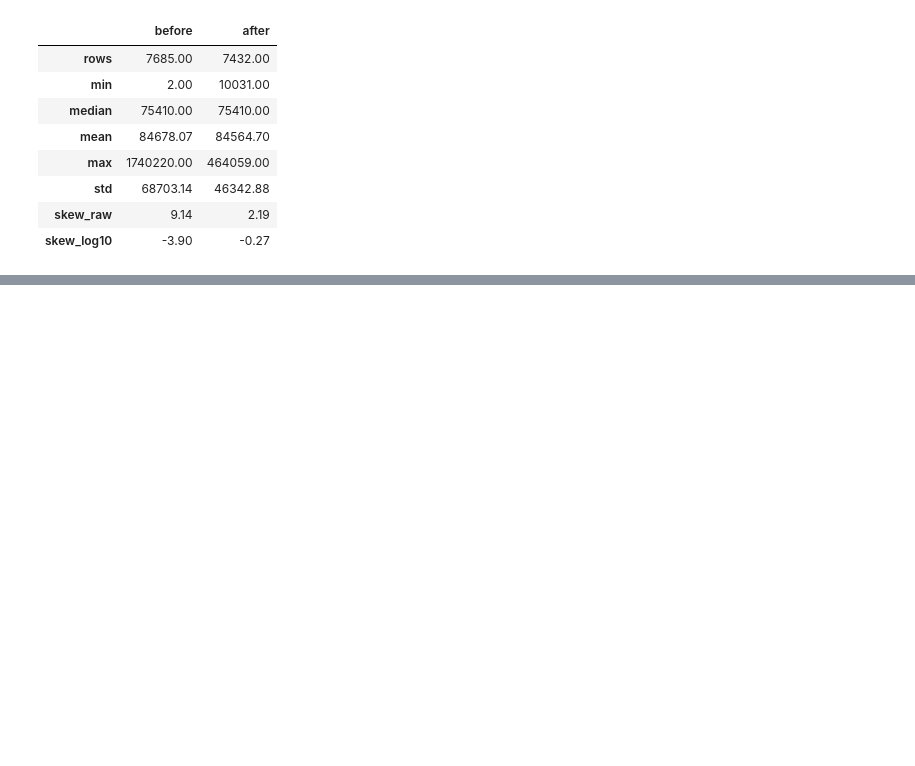
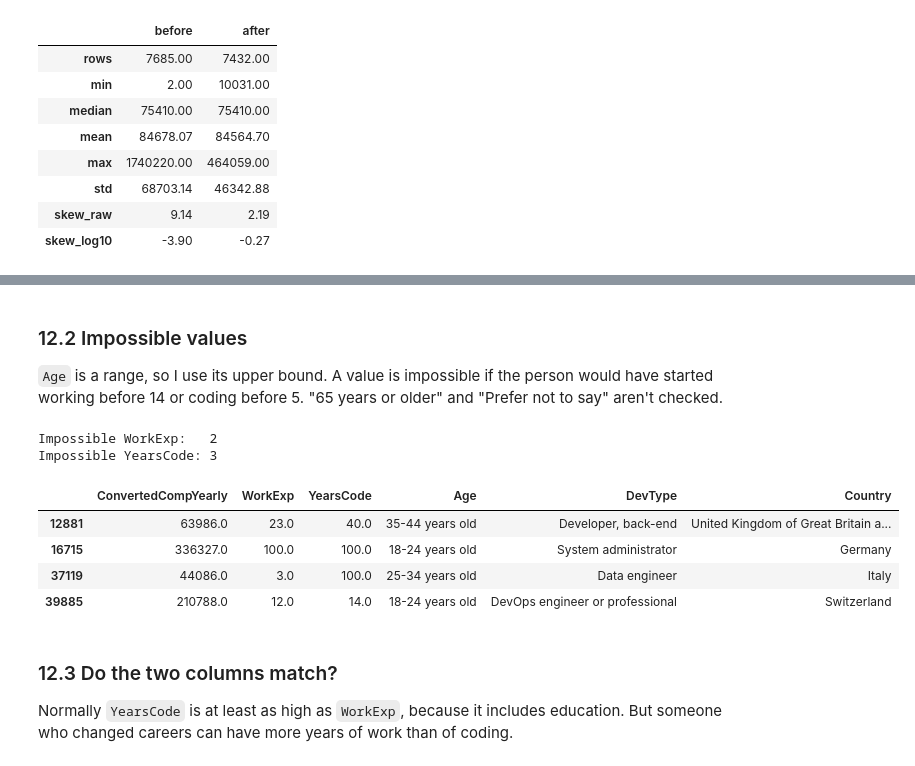
Before and after one commit to berkerild/developer-salary-prediction, a Jupyter notebook: notebooks/01_data_audit_cleaning.ipynb, the cells around one changed output, grey strips where cells are left out. Cells and saved outputs as stored; diff of their text form; code cells hidden in the pictures; blank space fills up the shorter version.

```diff
--- a/notebooks/01_data_audit_cleaning.ipynb
+++ b/notebooks/01_data_audit_cleaning.ipynb
@@ -973,0 +937,33 @@ pd.DataFrame({"before": before, "after": after}).round(2)
+# %% [markdown]
+### 12.2 Impossible values
+
+`Age` is a range, so I use its upper bound. A value is impossible if the person would have started working before 14 or coding before 5. "65 years or older" and "Prefer not to say" aren't checked.
+# %%
+age_upper = {
+    "18-24 years old": 24,
+    "25-34 years old": 34,
+    "35-44 years old": 44,
+    "45-54 years old": 54,
+    "55-64 years old": 64,
+}
+max_age = df_clean["Age"].map(age_upper)
+
+impossible_work = df_clean["WorkExp"] > max_age - 14
+impossible_code = df_clean["YearsCode"] > max_age - 5
+
+print("Impossible WorkExp:  ", impossible_work.sum())
+print("Impossible YearsCode:", impossible_code.sum())
+
+df_clean[impossible_work | impossible_code][[target, "WorkExp", "YearsCode", "Age", "DevType", "Country"]]
+# %% [output]
+Impossible WorkExp:   2
+Impossible YearsCode: 3
+|  | ConvertedCompYearly | WorkExp | YearsCode | Age | DevType | Country |
+| 12881 | 63986.0 | 23.0 | 40.0 | 35-44 years old | Developer, back-end | United Kingdom of Great Britain a... |
+| 16715 | 336327.0 | 100.0 | 100.0 | 18-24 years old | System administrator | Germany |
+| 37119 | 44086.0 | 3.0 | 100.0 | 25-34 years old | Data engineer | Italy |
+| 39885 | 210788.0 | 12.0 | 14.0 | 18-24 years old | DevOps engineer or professional | Switzerland |
+# %% [markdown]
+### 12.3 Do the two columns match?
+
+Normally `YearsCode` is at least as high as `WorkExp`, because it includes education. But someone who changed careers can have more years of work than of coding.
```
Also changed, not shown: parts of 74 cells of this notebook.
